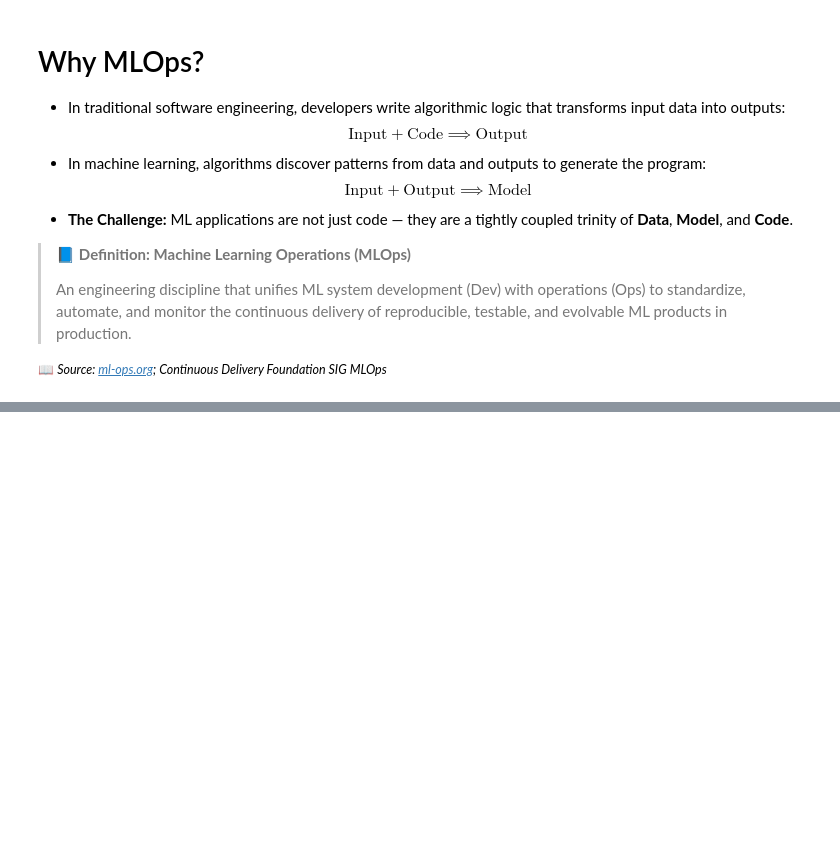
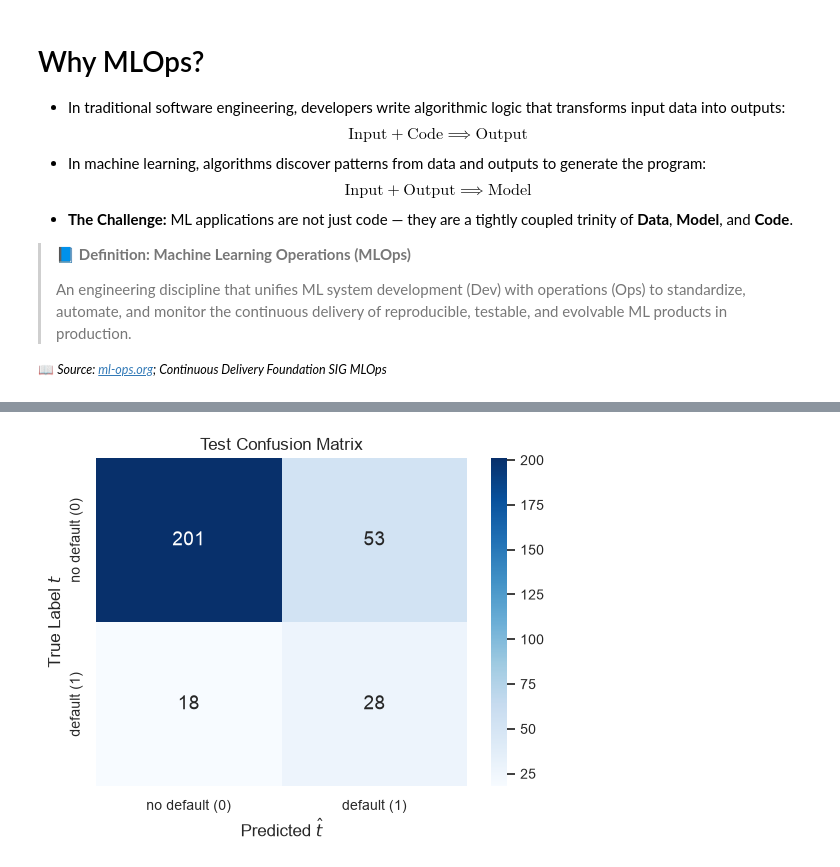
Before and after one commit to konstantin-schekotihin/dl_course, a Jupyter notebook: ML-DL/01_foundations/06_mlops.ipynb, the cells around one changed output, grey strips where cells are left out. Cells and saved outputs as stored; diff of their text form; code cells hidden in the pictures; blank space fills up the shorter version.

```diff
--- a/ML-DL/01_foundations/06_mlops.ipynb
+++ b/ML-DL/01_foundations/06_mlops.ipynb
@@ -365,0 +286,12 @@ if drift_magnitude > DRIFT_THRESHOLD:
+# %%
+# 3. Model Engineering: standardization and logistic regression in one pipeline
+model = make_pipeline(StandardScaler(), LogisticRegression())
+model.fit(X_train, t_train)          # the scaler's means/standard deviations and the weights come from the training split only
+
+scaler = model.named_steps["standardscaler"]
+display(Markdown(r"Training statistics $\mu_i$, $\sigma_i$ stored in the pipeline and reused for every later input:"))
+print(pd.DataFrame({"mean": scaler.mean_, "std": scaler.scale_}, index=feature_names).T.round(3))
+
+# Model outputs y(x_n) on the validation set: estimated probabilities of a default
+y_val = model.predict_proba(X_val)[:, 1]
+display(Markdown(f"Validation set: mean predicted probability {y_val.mean():.3f}, observed default rate {t_val.mean():.3f}"))
@@ -365,0 +343,17 @@ if drift_magnitude > DRIFT_THRESHOLD:
+# %%
+# 4b. Final evaluation on the test set: computed once, after all choices were made on the validation set
+y_test = model.predict_proba(X_test)[:, 1]
+t_pred_test = (y_test >= tau_star).astype(int)
+t_pred_baseline_test = np.zeros_like(t_test)
+
+results = {}
+for name, t_pred in [("majority-class baseline", t_pred_baseline_test), ("logistic regression", t_pred_test)]:
+    results[name] = {
+        "accuracy": accuracy_score(t_test, t_pred),
+        "precision": precision_score(t_test, t_pred, zero_division=0),
+        "recall": recall_score(t_test, t_pred),
+        "F1": f1_score(t_test, t_pred, zero_division=0),
+        "average loss": decision_loss(t_test, t_pred, L_FN, L_FP).mean(),
+    }
+display(Markdown(f"Test set ($N = {len(t_test)}$), logistic regression at $\\tau^\\star = {tau_star:.2f}$:"))
+print(pd.DataFrame(results).round(3))
@@ -365,0 +370,6 @@ if drift_magnitude > DRIFT_THRESHOLD:
+# %%
+# Confusion matrix on the test set: rows = true class t, columns = predicted class, [[TN, FP], [FN, TP]]
+cm_test = confusion_matrix(t_test, t_pred_test)
+tn, fp, fn, tp = cm_test.ravel()
+print(f"TN = {tn}, FP = {fp}, FN = {fn}, TP = {tp}")
+print(classification_report(t_test, t_pred_test, target_names=["no default", "default"], digits=3))
@@ -365,0 +386,4 @@ if drift_magnitude > DRIFT_THRESHOLD:
+# %%
+hp.plot_confusion_matrix(cm_test, labels=["no default (0)", "default (1)"], title="Test Confusion Matrix", figsize=(5.5, 4.4))
+# %% [output]
+[figure, added]
```
Also changed, not shown: parts of 54 cells of this notebook, 8 other files.
